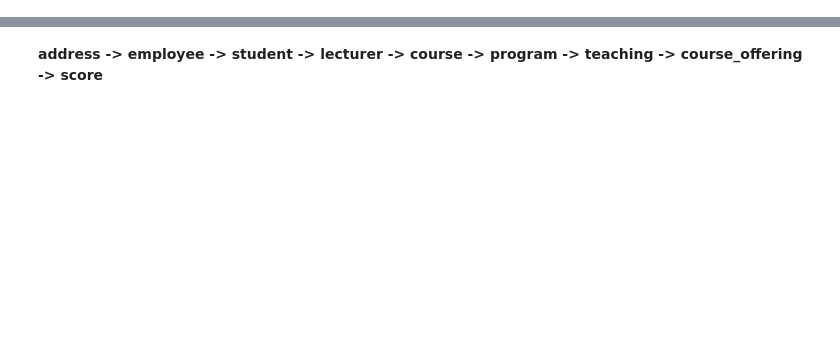
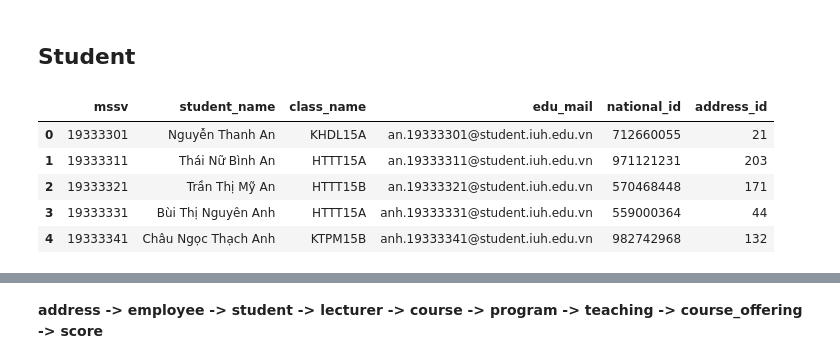
Before and after one commit to new-tech-proj/final-proj, a Jupyter notebook: insert_db.ipynb, the cells around one changed output, grey strips where cells are left out. Drawn from its saved outputs; the diff is of its cells as text; code cells hidden in the pictures; blank space fills up the shorter version.

```diff
--- a/insert_db.ipynb
+++ b/insert_db.ipynb
@@ -2,0 +57,12 @@ import pandas as pd
+# %% [markdown]
+## Student
+# %%
+student = pd.read_csv('data/student.csv', dtype={'mssv': str, 'national_id': str})
+student.head()
+# %% [output]
+|  | mssv | student_name | class_name | edu_mail | national_id | address_id |
+| 0 | 19333301 | Nguyễn Thanh An | KHDL15A | an.19333301@student.iuh.edu.vn | 712660055 | 21 |
+| 1 | 19333311 | Thái Nữ Bình An | HTTT15A | an.19333311@student.iuh.edu.vn | 971121231 | 203 |
+| 2 | 19333321 | Trần Thị Mỹ An | HTTT15B | an.19333321@student.iuh.edu.vn | 570468448 | 171 |
+| 3 | 19333331 | Bùi Thị Nguyên Anh | HTTT15A | anh.19333331@student.iuh.edu.vn | 559000364 | 44 |
+| 4 | 19333341 | Châu Ngọc Thạch Anh | KTPM15B | anh.19333341@student.iuh.edu.vn | 982742968 | 132 |
```
Also changed, not shown: parts of 29 cells of this notebook, 9 other files.
